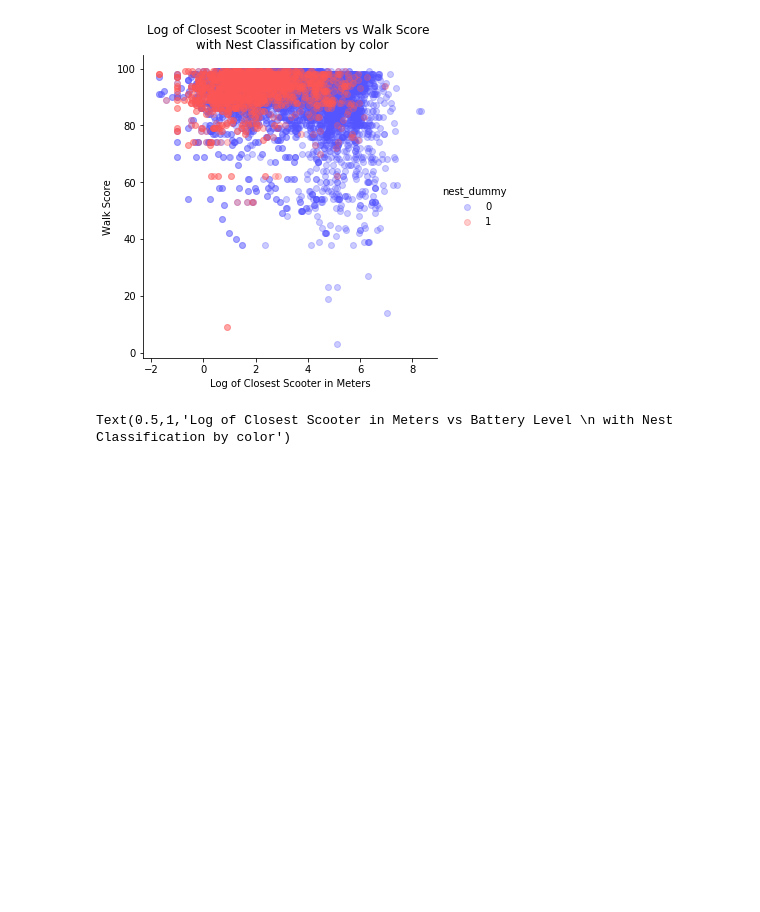
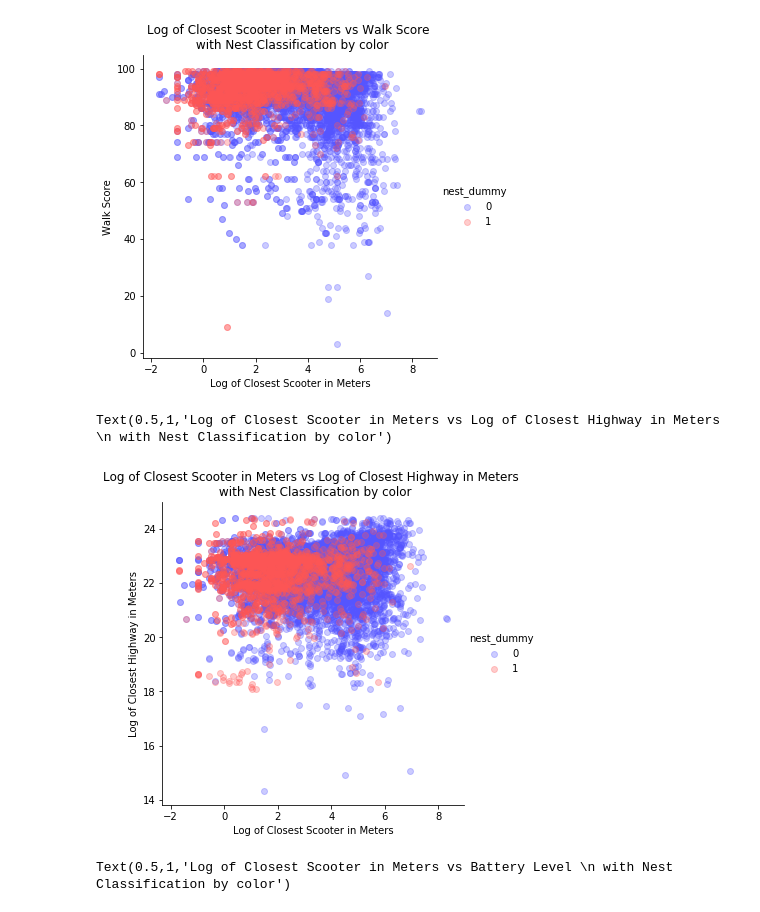
Before and after one commit to perryrjohnson/Bird_DS, a Jupyter notebook: Visualizations/external_notebook.ipynb, the cells around one changed output. Saved outputs shown, nothing was run; the diff lists cells and outputs as text; code cells hidden in the pictures; blank space fills up the shorter version.

```diff
--- a/Visualizations/external_notebook.ipynb
+++ b/Visualizations/external_notebook.ipynb
@@ -270,6 +265,19 @@ plt.title('Log of Closest Scooter in Meters vs Walk Score \n with Nest Classific
 # %% [output]
 Text(0.5,1,'Log of Closest Scooter in Meters vs Walk Score \n with Nest Classification by color')
 [figure]
+# %%
+sns.lmplot(x = 'log_scooter', y = 'log_highway',
+           data = data,
+           hue = "nest_dummy",
+           palette="seismic",
+           scatter_kws={'alpha':0.3},
+           fit_reg = False)
+plt.xlabel('Log of Closest Scooter in Meters')
+plt.ylabel('Log of Closest Highway in Meters')
+plt.title('Log of Closest Scooter in Meters vs Log of Closest Highway in Meters \n with Nest Classification by color')
+# %% [output]
+Text(0.5,1,'Log of Closest Scooter in Meters vs Log of Closest Highway in Meters \n with Nest Classification by color')
+[figure, added]
 # %%
 sns.lmplot(x = 'log_scooter', y = 'battery_level',
            data = data,
```
Also changed, not shown: parts of 6 cells of this notebook.
